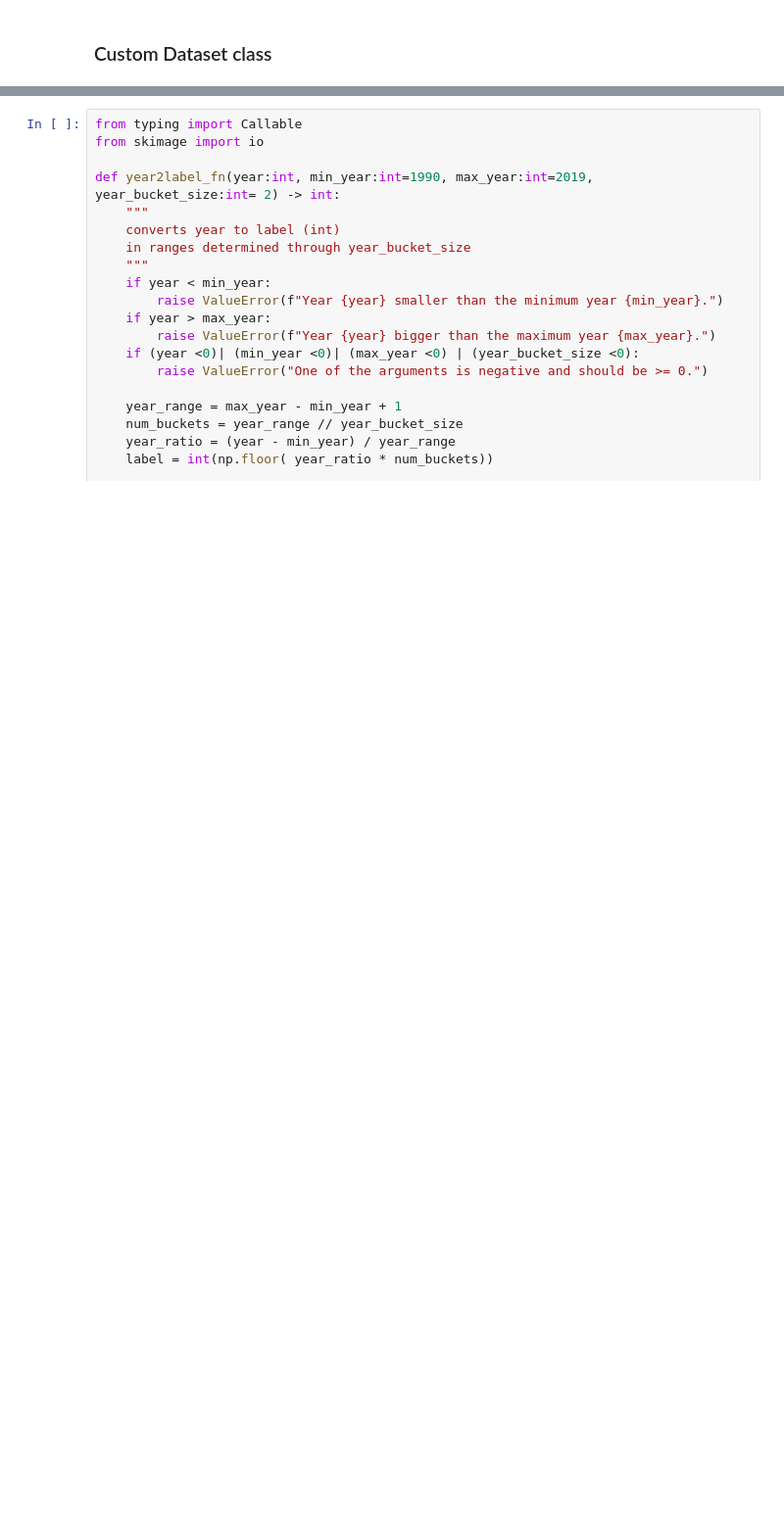
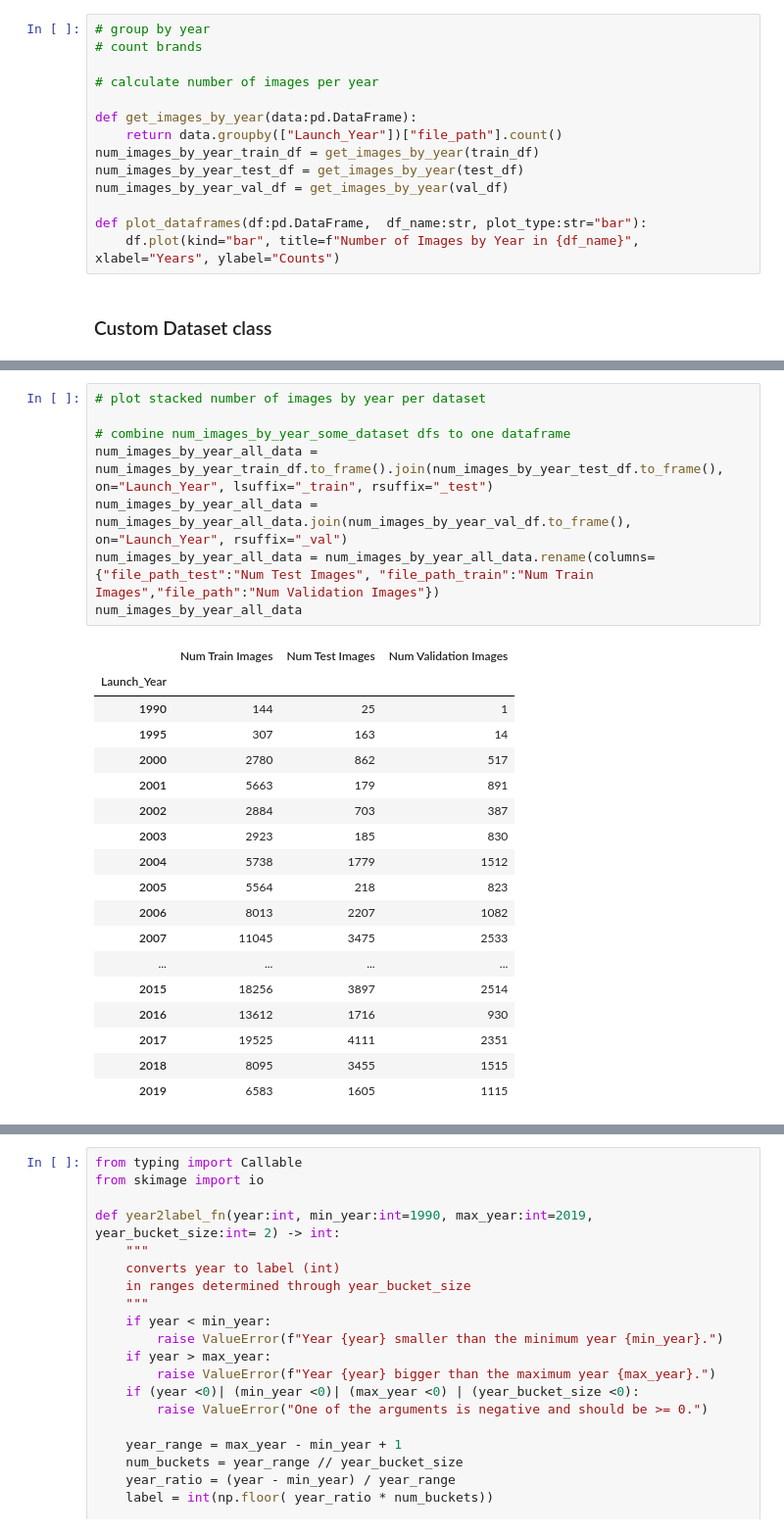
Before and after one commit to hmd101/deepCars, a Jupyter notebook: src/training.ipynb, the cells around one changed output, grey strips where cells are left out. Shown at 98% size. Drawn from its saved outputs; the diff is of its cells as text; blank space fills up the shorter version.

Commit message:
stacked plot num images by year per dataset

```diff
--- a/src/training.ipynb
+++ b/src/training.ipynb
@@ -127,2 +131,16 @@ data["Launch_Year"].max()
+# %%
+# group by year
+# count brands
+
+# calculate number of images per year
+
+def get_images_by_year(data:pd.DataFrame):
+    return data.groupby(["Launch_Year"])["file_path"].count()
+num_images_by_year_train_df = get_images_by_year(train_df)
+num_images_by_year_test_df = get_images_by_year(test_df)
+num_images_by_year_val_df = get_images_by_year(val_df)
+
+def plot_dataframes(df:pd.DataFrame,  df_name:str, plot_type:str="bar"):
+    df.plot(kind="bar", title=f"Number of Images by Year in {df_name}", xlabel="Years", ylabel="Counts")
 # %% [markdown]
 ### Custom Dataset class
@@ -128,0 +159,27 @@ data["Launch_Year"].max()
+# %%
+# plot stacked number of images by year per dataset
+
+# combine num_images_by_year_some_dataset dfs to one dataframe
+num_images_by_year_all_data = num_images_by_year_train_df.to_frame().join(num_images_by_year_test_df.to_frame(), on="Launch_Year", lsuffix="_train", rsuffix="_test")
+num_images_by_year_all_data = num_images_by_year_all_data.join(num_images_by_year_val_df.to_frame(), on="Launch_Year", rsuffix="_val")
+num_images_by_year_all_data = num_images_by_year_all_data.rename(columns={"file_path_test":"Num Test Images", "file_path_train":"Num Train Images","file_path":"Num Validation Images"})
+num_images_by_year_all_data
+# %% [output]
+|  | Num Train Images | Num Test Images | Num Validation Images |
+| Launch_Year |  |  |  |
+| 1990 | 144 | 25 | 1 |
+| 1995 | 307 | 163 | 14 |
+| 2000 | 2780 | 862 | 517 |
+| 2001 | 5663 | 179 | 891 |
+| 2002 | 2884 | 703 | 387 |
+| 2003 | 2923 | 185 | 830 |
+| 2004 | 5738 | 1779 | 1512 |
+| 2005 | 5564 | 218 | 823 |
+| 2006 | 8013 | 2207 | 1082 |
+| 2007 | 11045 | 3475 | 2533 |
+| ... | ... | ... | ... |
+| 2015 | 18256 | 3897 | 2514 |
+| 2016 | 13612 | 1716 | 930 |
+| 2017 | 19525 | 4111 | 2351 |
+| 2018 | 8095 | 3455 | 1515 |
+| 2019 | 6583 | 1605 | 1115 |
```
Also changed, not shown: parts of 7 cells of this notebook.
